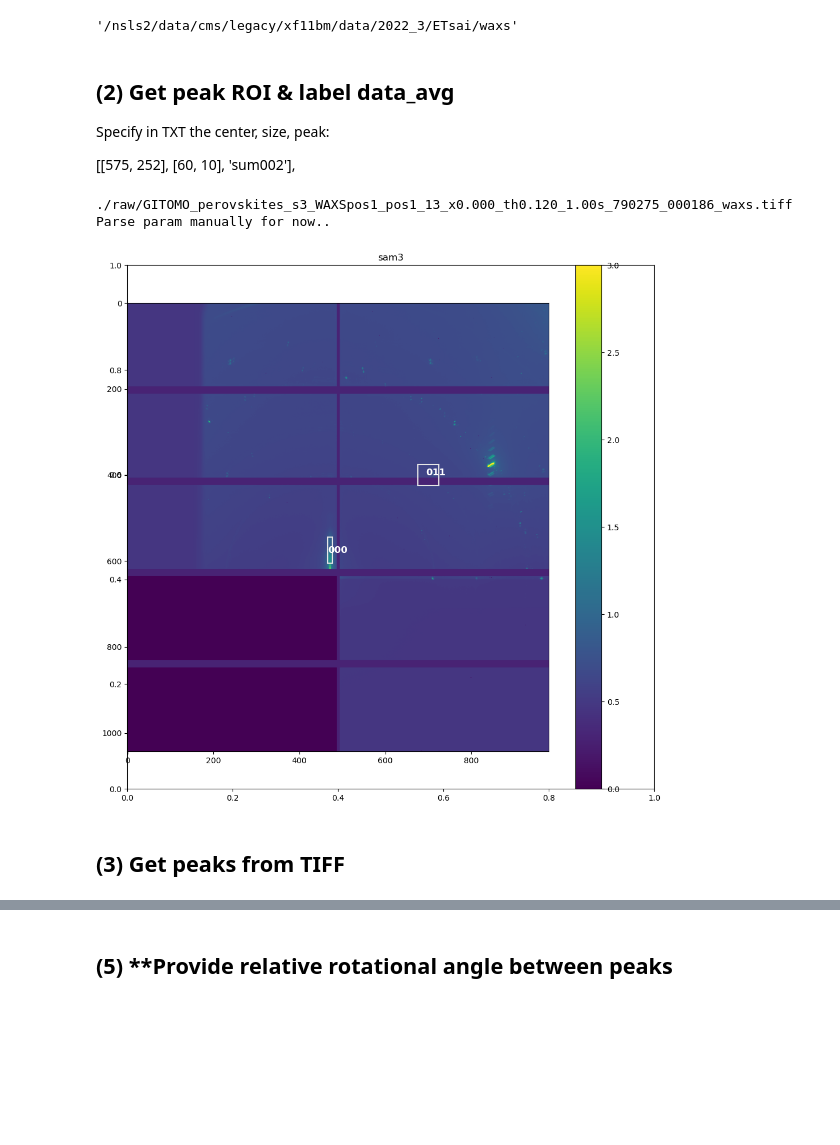
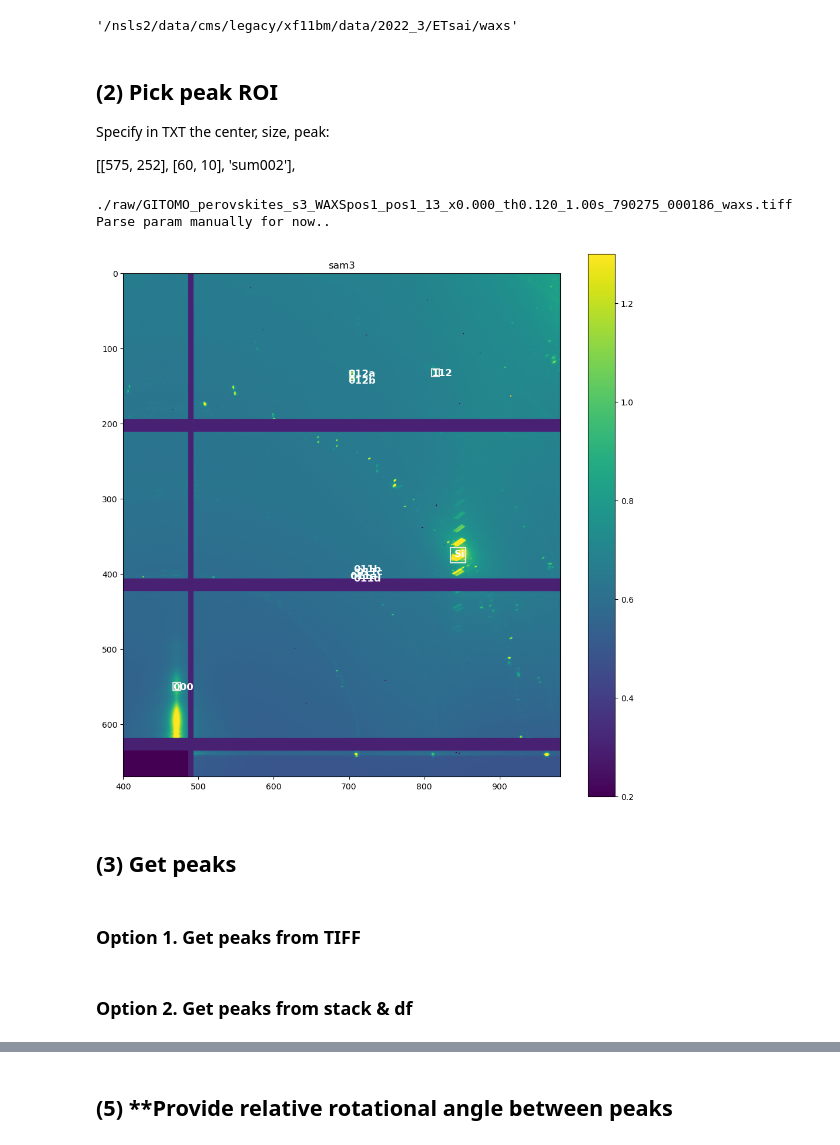
Before and after one commit to esther279/GI_tomo, a Jupyter notebook: GI_tomo.ipynb, the cells around one changed output, grey strips where cells are left out. Saved outputs shown, nothing was run; the diff lists cells and outputs as text; code cells hidden in the pictures; blank space fills up the shorter version.

```diff
--- a/GI_tomo.ipynb
+++ b/GI_tomo.ipynb
@@ -134,3 +177,9 @@ if 1:
     np.save(fn_out, data_all)
 # %% [output]
 Saving to ./analysis/results_tomo/sam3_data_all_WAXS1_1.npy
+# %%
+if 1:
+    filename_saved = filename + '_df_all_WAXS1'
+    fn_out = out_dir+filename_saved
+    fn_out = util.check_file_exist(fn_out, ext='.pkl')
+    df_peaks.to_pickle(fn_out)
@@ -222,7 +273,7 @@ Saving to ./analysis/results_tomo/sam3_data_avg_WAXS2_1.tiff
 # %% [output]
 '/nsls2/data/cms/legacy/xf11bm/data/2022_3/ETsai/waxs'
 # %% [markdown]
-## (2) Get peak ROI & label data_avg
+## (2) Pick peak ROI
 
 Specify in TXT the center, size, peak:
 
@@ -241,8 +295,19 @@ if 0:
     peak_list = io.read_peak_list(filename_peak)
 else:
     peak_list = [
-         [[575, 471], [60, 10], 'sum000'],
-         [[400, 700], [50, 50], 'sum011'],
+         [[550, 471], [10, 10], 'sum000'],
+         [[400, 706], [3, 3], 'sum011a'],
+         [[395, 711], [3, 3], 'sum011b'],
+         [[400, 715], [3, 3], 'sum011c'],
+         [[403, 711], [3, 3], 'sum011d'],
+
+         [[133, 704], [6, 6], 'sum012a'],
+         [[140, 704], [6, 6], 'sum012b'],
+
+         [[133, 815], [10, 10], 'sum112'],
+
+         [[375, 845], [20, 20], 'sumSi'],
+         #[[400, 700], [50, 50], 'sum011'],
     ]
 
 if 0:
@@ -259,43 +324,47 @@ if 0:
 #    calibration.set_beam_position(462, 1043-398)
 
 if 1:  #2 in run_steps:
+
+    %matplotlib inline
     #### Plot to define roi
-    fig = plt.figure(5, figsize=[12,12]); plt.clf();
+    fig = plt.figure(3, figsize=[12,12]); plt.clf();
+    ax = fig.add_subplot(111)
+    aa = ax.imshow(np.log10(data_avg+3), vmin=0.2, vmax=1.3)
     plt.title(filename)
-    ax = fig.add_subplot(111)
-    aa = ax.imshow(np.log10(data_avg+3), vmin=0, vmax=3)
     plt.colorbar(aa)
     peaks.get_peaks(infiles[0], peak_list, phi_max=360, verbose=2)
-    #ax.set_xlim(145,981)
-    #ax.set_ylim(670,0)
+    ax.set_xlim(145,981)
+    ax.set_ylim(670,0)
 
     if 0:
         xticks = np.asarray([471+ii*109.6 for ii in np.arange(-3, 4.1, 1)])
         xticklabels = ["{:5.1f}".format(i) for i in ((xticks-471)*x_scale)];
         ax.set_xticks(xticks)
         ax.set_xticklabels(xticklabels)
         yticks = xticks = np.asarray([651+ii*109.6 for ii in np.arange(0, -6, -1)])
         yticklabels = ["{:5.1f}".format(i) for i in ((651-yticks)*y_scale)];
         ax.set_yticks(yticks)
         ax.set_yticklabels(yticklabels)
 
     ## Save png
     if flag_save_png:
         fn_out = out_dir+'fig5_'+filename+'_peak_roi.png'
         fn_out = util.check_file_exist(fn_out)
         plt.savefig(fn_out, format='png')
 
     ## Save peak_list in npy
     if flag_save_npy:
         fn_out = out_dir+'peak_list'
         fn_out = util.check_file_exist(fn_out)
         np.save(fn_out, peak_list)
 # %% [output]
 ./raw/GITOMO_perovskites_s3_WAXSpos1_pos1_13_x0.000_th0.120_1.00s_790275_000186_waxs.tiff
 Parse param manually for now..
-[figure, old version]
+[figure, new version]
 # %% [markdown]
-## (3) Get peaks from TIFF
+## (3) Get peaks
+# %% [markdown]
+### Option 1. Get peaks from TIFF
 # %%
 # =============================================================================
 # Get peaks from raw tiff files
@@ -329,3 +398,5 @@ if 3 in run_steps:
 
     # Calculate area
     areas = peaks.calc_area_peakROI(peak_list)
+# %% [markdown]
+### Option 2. Get peaks from stack & df
```
Also changed, not shown: parts of 13 cells of this notebook, 1 other file.
